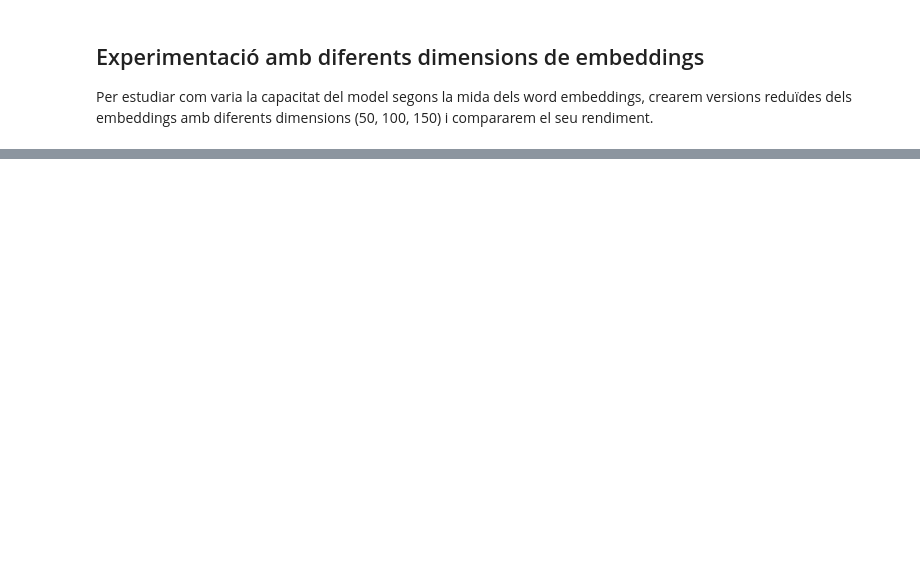
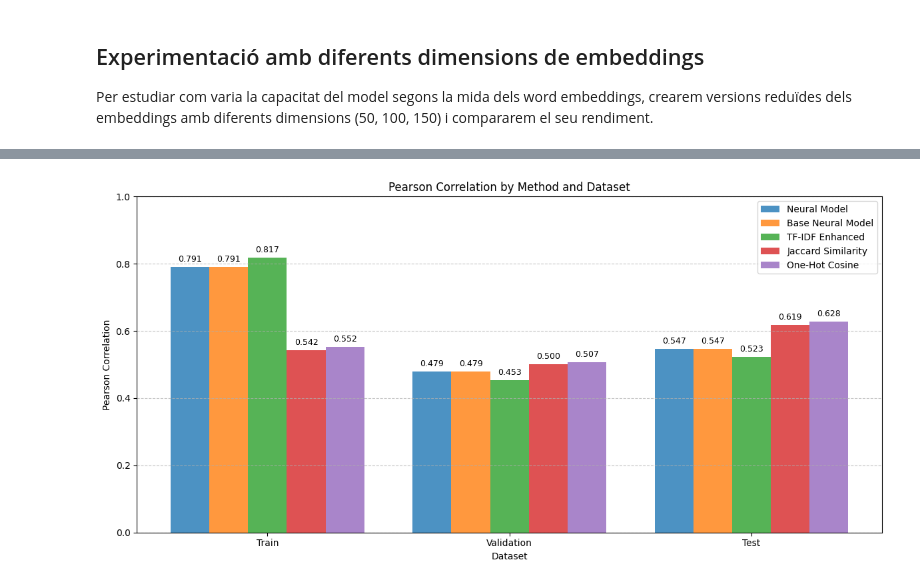
Before and after one commit to TaliaPr/Semantic-Text-Similarity, a Jupyter notebook: sequence_model.ipynb, the cells around one changed output, grey strips where cells are left out. Saved outputs shown, nothing was run; the diff lists cells and outputs as text; code cells hidden in the pictures; blank space fills up the shorter version.

```diff
--- a/sequence_model.ipynb
+++ b/sequence_model.ipynb
@@ -606,0 +319,15 @@ Correlación de Pearson: 0.7141764493478945
+# %%
+# Evaluate neural model on validation set
+y_pred_val = model.predict(x_val)
+correlation_val, _ = pearsonr(y_pred_val.flatten(), y_val.flatten())
+print(f"Neural Model Validation Pearson Correlation: {correlation_val:.4f}")
+
+# Evaluate neural model on training set
+y_pred_train = model.predict(x_train)
+correlation_train, _ = pearsonr(y_pred_train.flatten(), y_train.flatten())
+print(f"Neural Model Training Pearson Correlation: {correlation_train:.4f}")
+
+# Evaluate neural model on test set
+y_pred_test = model.predict(x_test)
+correlation_test, _ = pearsonr(y_pred_test.flatten(), y_test.flatten())
+print(f"Neural Model Test Pearson Correlation: {correlation_test:.4f}")
@@ -737,0 +504,76 @@ Palabra 'casa' - Vector: [-0.0359 -0.0161 -0.0268  0.0022 -0.0873]... (forma: (1
+# %%
+# Build and train the TF-IDF enhanced model
+sentences = sentences_1_preproc + sentences_2_preproc
+
+tfidf_model = build_tfidf_enhanced_model(
+    pretrained_weights=pretrained_weights,
+    learning_rate=1e-3,
+    sentences=sentences,
+    dictionary=diccionario if REMAP_EMBEDDINGS else None
+)
+
+# Train with early stopping
+early_stopping = tf.keras.callbacks.EarlyStopping(
+    monitor='val_loss',
+    patience=10,
+    restore_best_weights=True
+)
+
+tfidf_model.fit(
+    train_dataset,
+    epochs=num_epochs,
+    validation_data=val_dataset,
+    callbacks=[early_stopping]
+)
+
+# Evaluate TF-IDF model
+tfidf_val_predictions = tfidf_model.predict(x_val)
+tfidf_correlation_val, _ = pearsonr(tfidf_val_predictions.flatten(), y_val.flatten())
+
+tfidf_train_predictions = tfidf_model.predict(x_train)
+tfidf_correlation_train, _ = pearsonr(tfidf_train_predictions.flatten(), y_train.flatten())
+
+tfidf_test_predictions = tfidf_model.predict(x_test)
+tfidf_correlation_test, _ = pearsonr(tfidf_test_predictions.flatten(), y_test.flatten())
+
+print(f"TF-IDF Enhanced Model Pearson Correlations:")
+print(f"Training: {tfidf_correlation_train:.4f}")
+print(f"Validation: {tfidf_correlation_val:.4f}")
+print(f"Test: {tfidf_correlation_test:.4f}")
+
+# Compare TF-IDF model with base model
+methods_comparison = {
+    'Base Neural Model': {
+        'Train': correlation_train,
+        'Validation': correlation_val,
+        'Test': correlation_test
+    },
+    'TF-IDF Enhanced': {
+        'Train': tfidf_correlation_train,
+        'Validation': tfidf_correlation_val,
+        'Test': tfidf_correlation_test
+    },
+    'Jaccard Similarity': {
+        'Train': train_correlation_jaccard,
+        'Validation': val_correlation_jaccard,
+        'Test': test_correlation_jaccard
+    },
+    'One-Hot Cosine': {
+        'Train': train_correlation_cosine,
+        'Validation': val_correlation_cosine,
+        'Test': test_correlation_cosine
+    }
+}
+
+# Visualize all method comparisons
+visualize_pearson_correlations(
+    model=model,  # Doesn't matter which model we pass here since we're providing all data
+    x_train=x_train,
+    y_train=y_train,
+    x_val=x_val,
+    y_val=y_val,
+    x_test=x_test,
+    y_test=y_test,
+    baseline_methods=methods_comparison
+)
+# %% [output]
@@ -737,0 +597 @@ Palabra 'casa' - Vector: [-0.0359 -0.0161 -0.0268  0.0022 -0.0873]... (forma: (1
+[figure, added]
```
Also changed, not shown: parts of 32 cells of this notebook, 4 other files.
